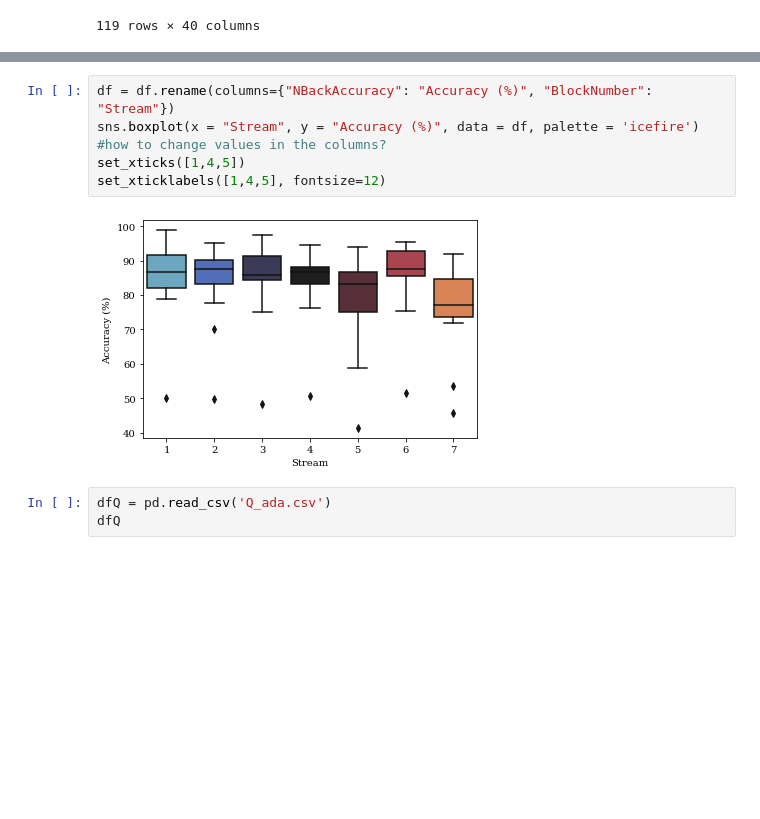
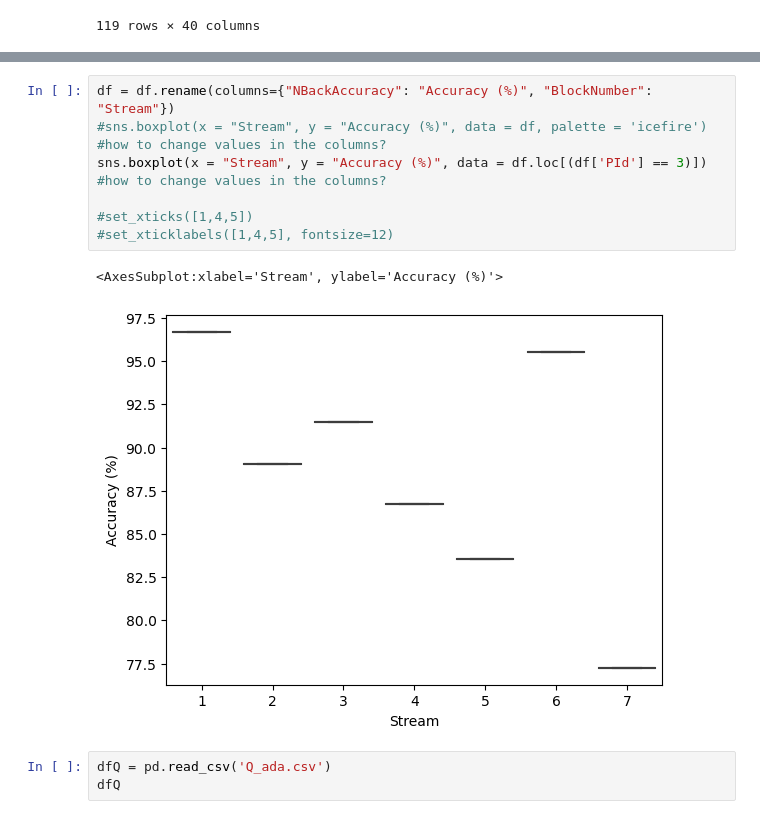
Before and after one commit to powerkarrot/OfflineEEGAnalysis, a Jupyter notebook: Plots.ipynb, the cells around one changed output, grey strips where cells are left out. Cells and saved outputs as stored; diff of their text form; blank space fills up the shorter version.

```diff
--- a/Plots.ipynb
+++ b/Plots.ipynb
@@ -71,10 +59,13 @@ tonic1 = sns.boxplot(x = "Stream", y = "SCL (\u03bc S)", data = df, palette = 'i
 # %%
 df = df.rename(columns={"NBackAccuracy": "Accuracy (%)", "BlockNumber": "Stream"})
-sns.boxplot(x = "Stream", y = "Accuracy (%)", data = df, palette = 'icefire') #how to change values in the columns?
-set_xticks([1,4,5])
-set_xticklabels([1,4,5], fontsize=12)
+#sns.boxplot(x = "Stream", y = "Accuracy (%)", data = df, palette = 'icefire') #how to change values in the columns?
+sns.boxplot(x = "Stream", y = "Accuracy (%)", data = df.loc[(df['PId'] == 3)]) #how to change values in the columns?
+
+#set_xticks([1,4,5])
+#set_xticklabels([1,4,5], fontsize=12)
 # %% [output]
+<AxesSubplot:xlabel='Stream', ylabel='Accuracy (%)'>
-[figure, old version]
+[figure, new version]
 # %%
 dfQ = pd.read_csv('Q_ada.csv')
 dfQ
```
Also changed, not shown: parts of 6 cells of this notebook, 3 other files.
